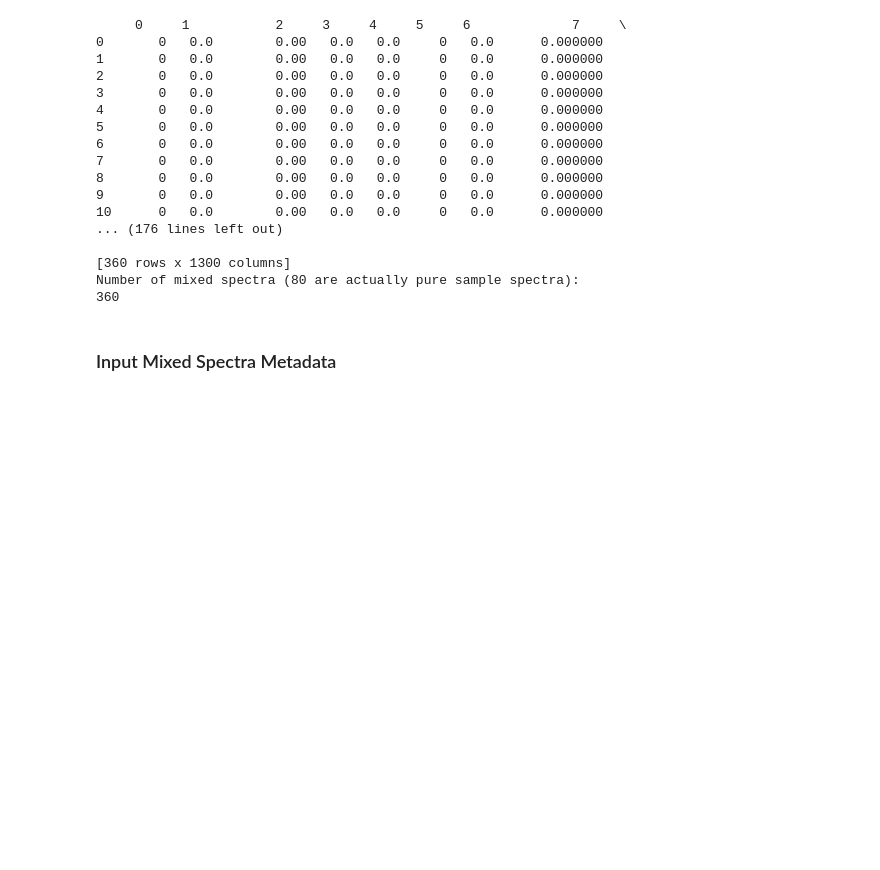
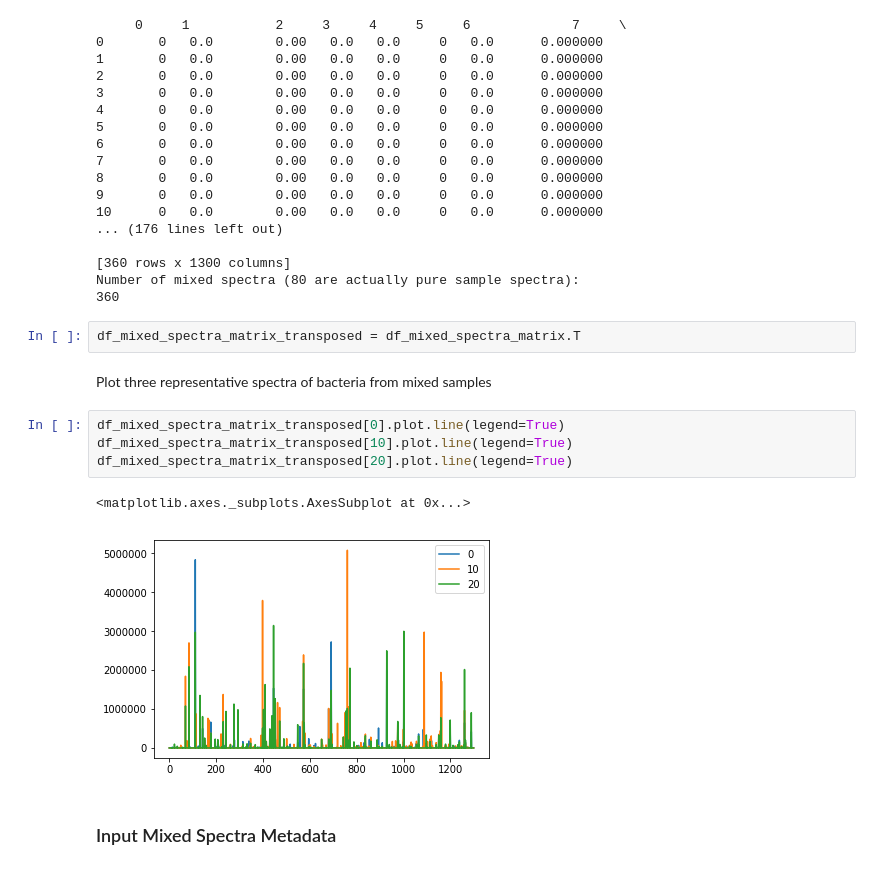
Before and after one commit to dsgray/Springboard, a Jupyter notebook: micromass/Micromass.ipynb, the cells around one changed output. Saved outputs shown, nothing was run; the diff lists cells and outputs as text; blank space fills up the shorter version.

```diff
--- a/micromass/Micromass.ipynb
+++ b/micromass/Micromass.ipynb
@@ -120,6 +133,17 @@ print(len(df_mixed_spectra_matrix))
 [360 rows x 1300 columns]
 Number of mixed spectra (80 are actually pure sample spectra):
 360
+# %%
+df_mixed_spectra_matrix_transposed = df_mixed_spectra_matrix.T
+# %% [markdown]
+Plot three representative spectra of bacteria from mixed samples
+# %%
+df_mixed_spectra_matrix_transposed[0].plot.line(legend=True)
+df_mixed_spectra_matrix_transposed[10].plot.line(legend=True)
+df_mixed_spectra_matrix_transposed[20].plot.line(legend=True)
+# %% [output]
+<matplotlib.axes._subplots.AxesSubplot at 0x...>
+[figure, added]
 # %% [markdown]
 <h3>Input Mixed Spectra Metadata</h3>
 # %%
```
Also changed, not shown: parts of 9 cells of this notebook.
